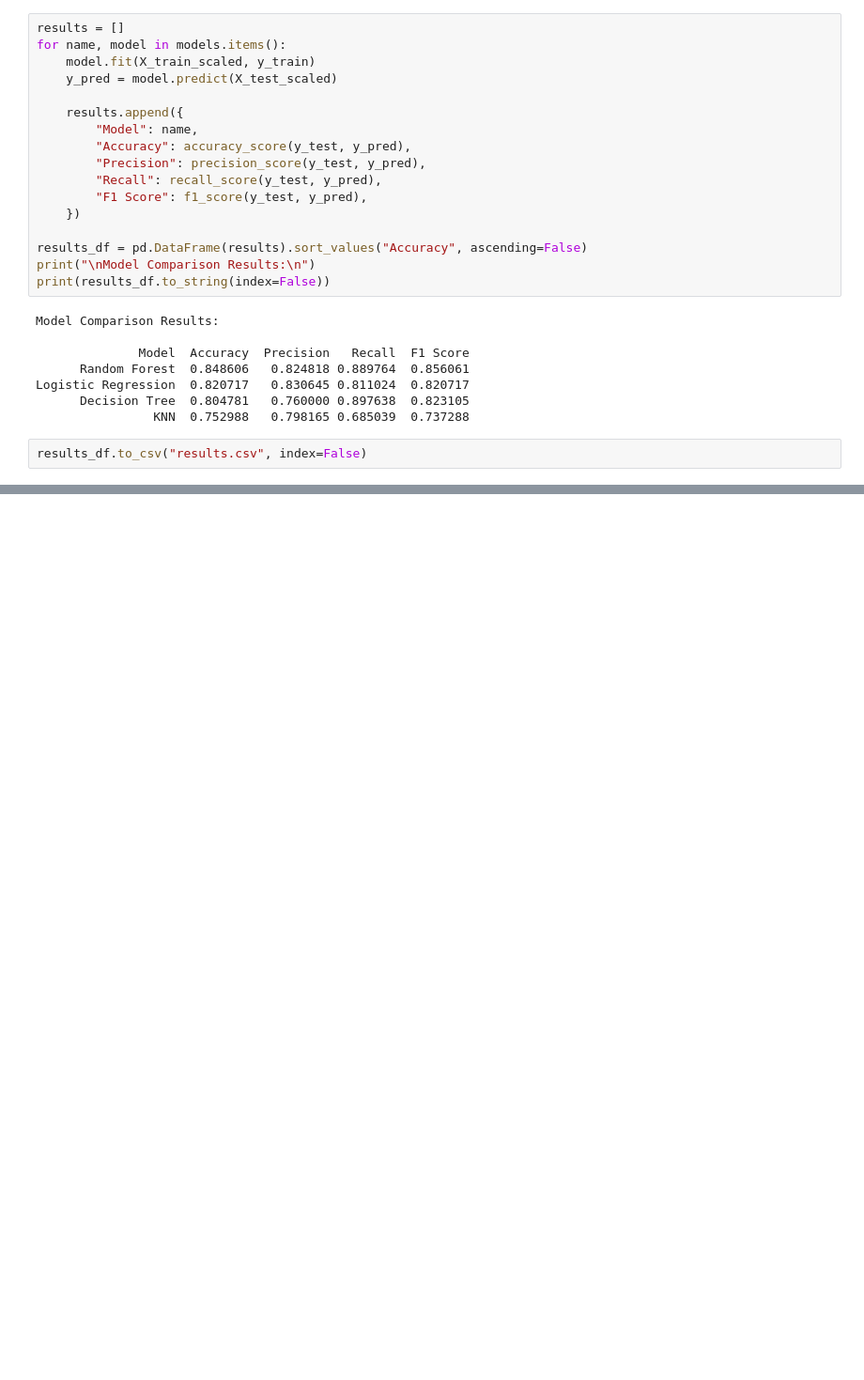
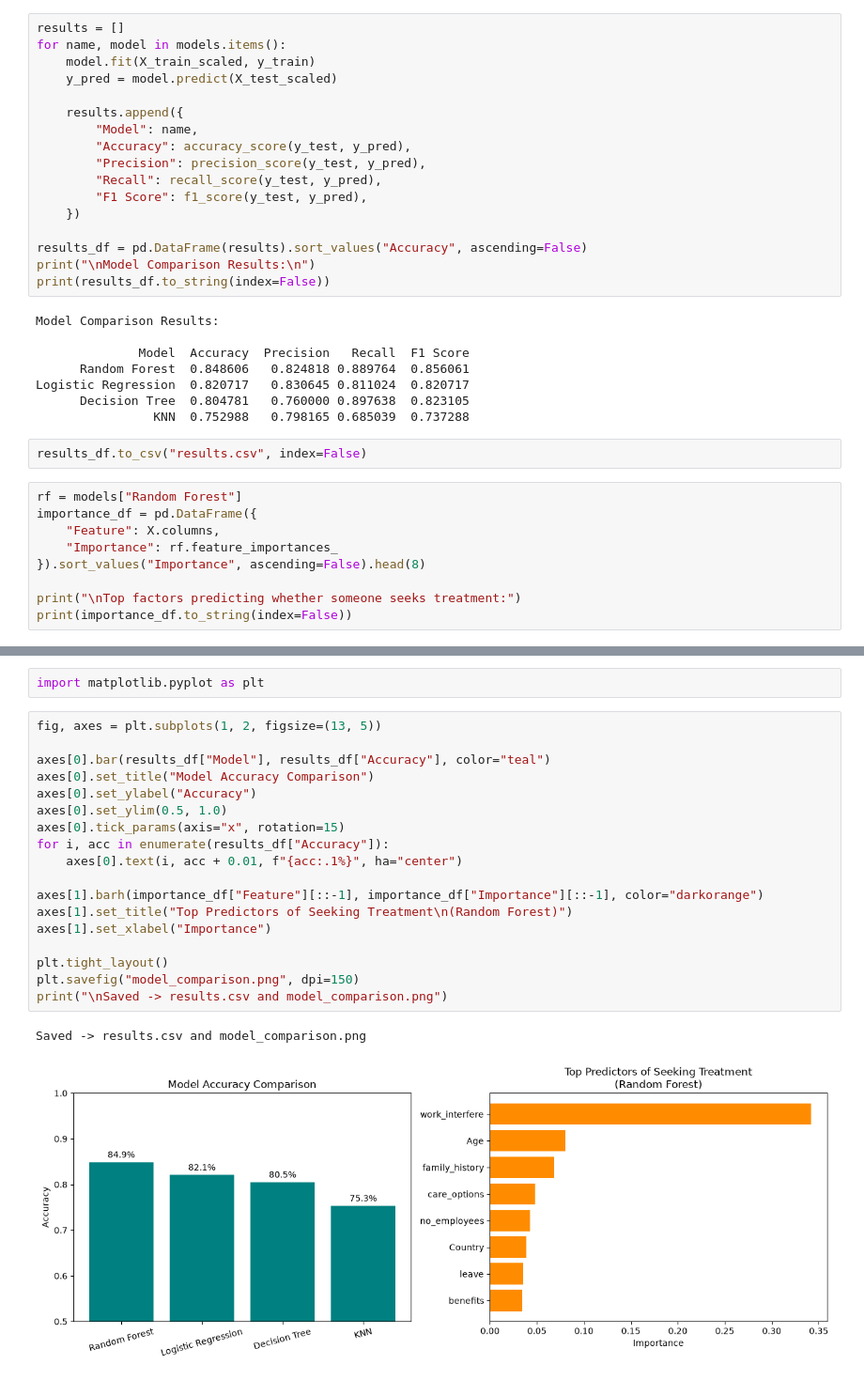
Before and after one commit to AfrinSmita/Mental-Health-in-Tech, a Jupyter notebook: Mental Health in Tech.ipynb, the cells around one changed output, grey strips where cells are left out. Shown at 94% size. Saved outputs shown, nothing was run; the diff lists cells and outputs as text; blank space fills up the shorter version.

```diff
--- a/Mental Health in Tech.ipynb
+++ b/Mental Health in Tech.ipynb
@@ -215,3 +215,12 @@ Logistic Regression  0.820717   0.830645 0.811024  0.820717
                 KNN  0.752988   0.798165 0.685039  0.737288
 # %%
 results_df.to_csv("results.csv", index=False)
+# %%
+rf = models["Random Forest"]
+importance_df = pd.DataFrame({
+    "Feature": X.columns,
+    "Importance": rf.feature_importances_
+}).sort_values("Importance", ascending=False).head(8)
+
+print("\nTop factors predicting whether someone seeks treatment:")
+print(importance_df.to_string(index=False))
@@ -217,0 +242,23 @@ results_df.to_csv("results.csv", index=False)
+# %%
+import matplotlib.pyplot as plt
+# %%
+fig, axes = plt.subplots(1, 2, figsize=(13, 5))
+
+axes[0].bar(results_df["Model"], results_df["Accuracy"], color="teal")
+axes[0].set_title("Model Accuracy Comparison")
+axes[0].set_ylabel("Accuracy")
+axes[0].set_ylim(0.5, 1.0)
+axes[0].tick_params(axis="x", rotation=15)
+for i, acc in enumerate(results_df["Accuracy"]):
+    axes[0].text(i, acc + 0.01, f"{acc:.1%}", ha="center")
+
+axes[1].barh(importance_df["Feature"][::-1], importance_df["Importance"][::-1], color="darkorange")
+axes[1].set_title("Top Predictors of Seeking Treatment\n(Random Forest)")
+axes[1].set_xlabel("Importance")
+
+plt.tight_layout()
+plt.savefig("model_comparison.png", dpi=150)
+print("\nSaved -> results.csv and model_comparison.png")
+# %% [output]
+Saved -> results.csv and model_comparison.png
+[figure, added]
```
Also changed, not shown: parts of 2 cells of this notebook, 1 other file.
